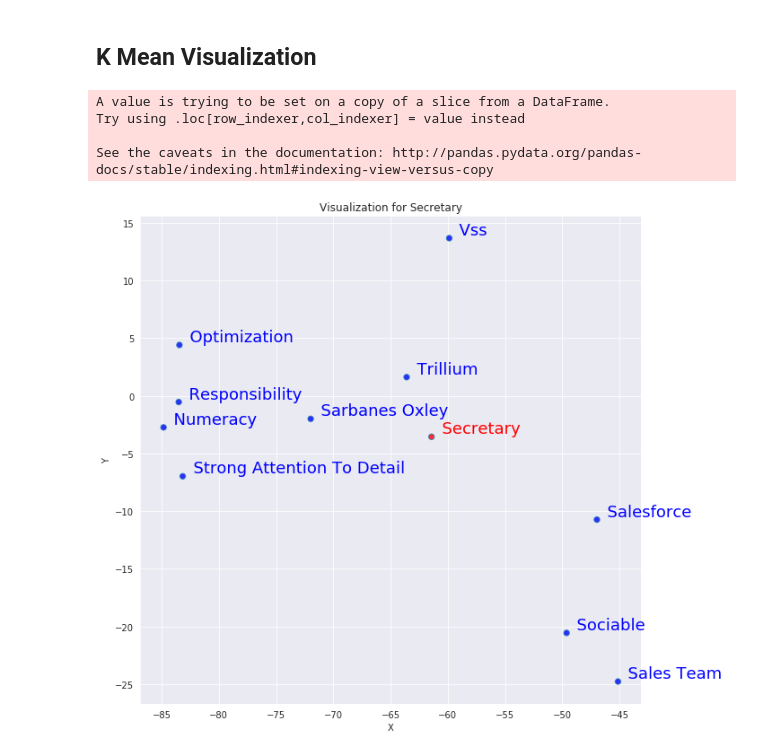
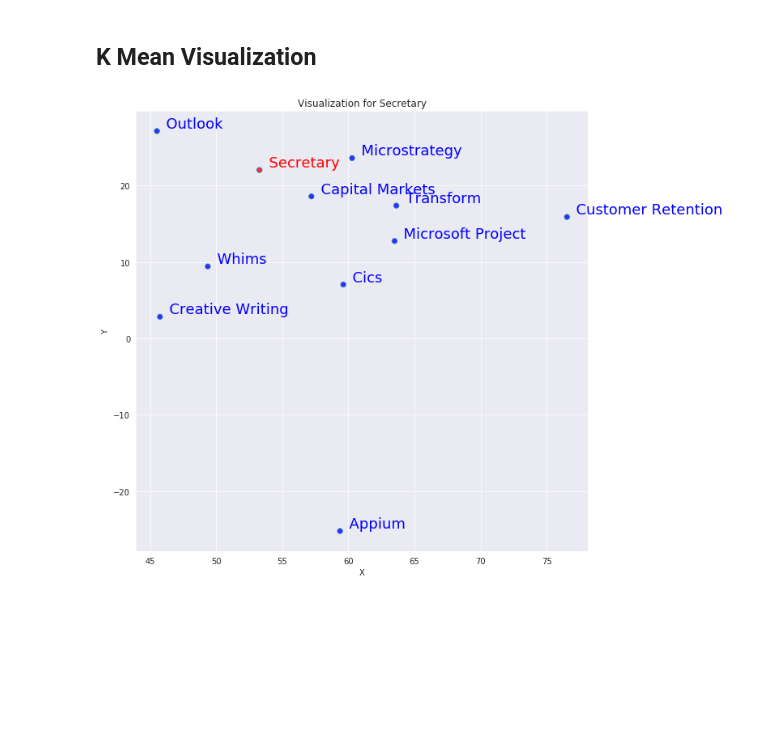
Before and after one commit to btruhand/job-advisor, a Jupyter notebook: wordtovec.ipynb, the cells around one changed output. Saved outputs shown, nothing was run; the diff lists cells and outputs as text; code cells hidden in the pictures; blank space fills up the shorter version.

Commit message:
word2vec update

```diff
--- a/wordtovec.ipynb
+++ b/wordtovec.ipynb
@@ -15,6 +15,23 @@ import pandas as pd
 
 df = pd.read_json('cleaned/resume_output-canada.json', lines=True)
 print(df.columns)
+
+# To Read all json files and put them in one dataframe
+# Uncomment the following lines
+
+"""
+all_files = glob.glob('cleaned/*.json')
+
+df_list = []
+
+# Read and append the json files in dataframe
+for filename in all_files:
+    df = pd.read_json(filename, lines=True)
+    df_list.append(df)
+
+# Concate in one single dataframe
+df = pd.concat(df_list, axis=0, ignore_index=True)
+"""
 # %% [output]
 Index(['additional', 'degree', 'degree_year_time', 'experience', 'id',
        'job_details', 'job_duration', 'job_name', 'skill', 'summary', 'title'],
@@ -94,15 +111,29 @@ from random import *
 
 def title_insert(skill_list, job_label):
 
+    """
+    Function takes
+    skill_list = A list of lists of all the skills
+    job_label = A list of job titles. We have 15 different job titiles
+
+    It returns a new list of lists of skills that contains job titles at random positions in the skill_list
+    """
+
     data1 = skill_list.copy()
 
+    # Loop over the lists of skills
     for i in range(len(data1)):
+        # get a list of skills
         string = data1[i]
+        # get the length
         length = len(string)
+        # choose a random postion for the job title
         title_pos = randint(0, length)
         count = 0
+        # Create a list
         temp_list = list(range(length+1))
 
+        # populate the new list (temp_list)
         for pos in range(length+1):
             if pos != title_pos:
                 temp_list[pos] = string[count]
@@ -190,9 +224,14 @@ df_tsne, Y = tsneconversion(model, 'data scientist', ['cook', 'janitor', 'waiter
 # %% [markdown]
 ## Visualization
 # %%
-
-
 def cluster_visualization(df, word, Y, x_lim, y_lim):
+    """
+    Function contains
+    df = dataframe contanining t-SNE X and Y value for the relavent scatter plot
+    word = name of the job or skill
+    Y = The t-SNE coordinates of all datapoints
+    x_lim, y_lim = Plot limit
+    """
 
     fig, _ = plt.subplots()
     fig.set_size_inches(10, 10)
@@ -272,24 +311,20 @@ See the caveats in the documentation: http://pandas.pydata.org/pandas-docs/stabl
 # %%
 df_kclust = pd.DataFrame({'X': Y[:,0], 'Y': Y[:,1]})
 df_concat = pd.concat([df_kclust, df_cluster], axis = 1)
 
 ## CLuser plot for secretary
 secretary = df_concat[df_concat.skill == 'secretary']
-secretary["color"] = "red"
+secretary.loc[:,"color"] = "red"
 clust_number = secretary.cluster.values[0]
 df_secretary = df_concat[df_concat.cluster == clust_number]
 
 N_sample = 10
 color = ["blue"] * N_sample
-df_plot = df_secretary.sample(N_sample, random_state=2000)
+df_plot = df_secretary.sample(N_sample, random_state=100)
 df_plot["color"] = color
 df_plot = pd.concat([secretary, df_plot])
 df_plot = df_plot.reset_index(drop=True)
 
 cluster_visualization(df_plot, 'secretary', Y, 0, 0)
 # %% [output]
-A value is trying to be set on a copy of a slice from a DataFrame.
-Try using .loc[row_indexer,col_indexer] = value instead
-
-See the caveats in the documentation: http://pandas.pydata.org/pandas-docs/stable/indexing.html#indexing-view-versus-copy
-[figure, old version]
+[figure, new version]
```
Also changed, not shown: parts of 3 cells of this notebook.
